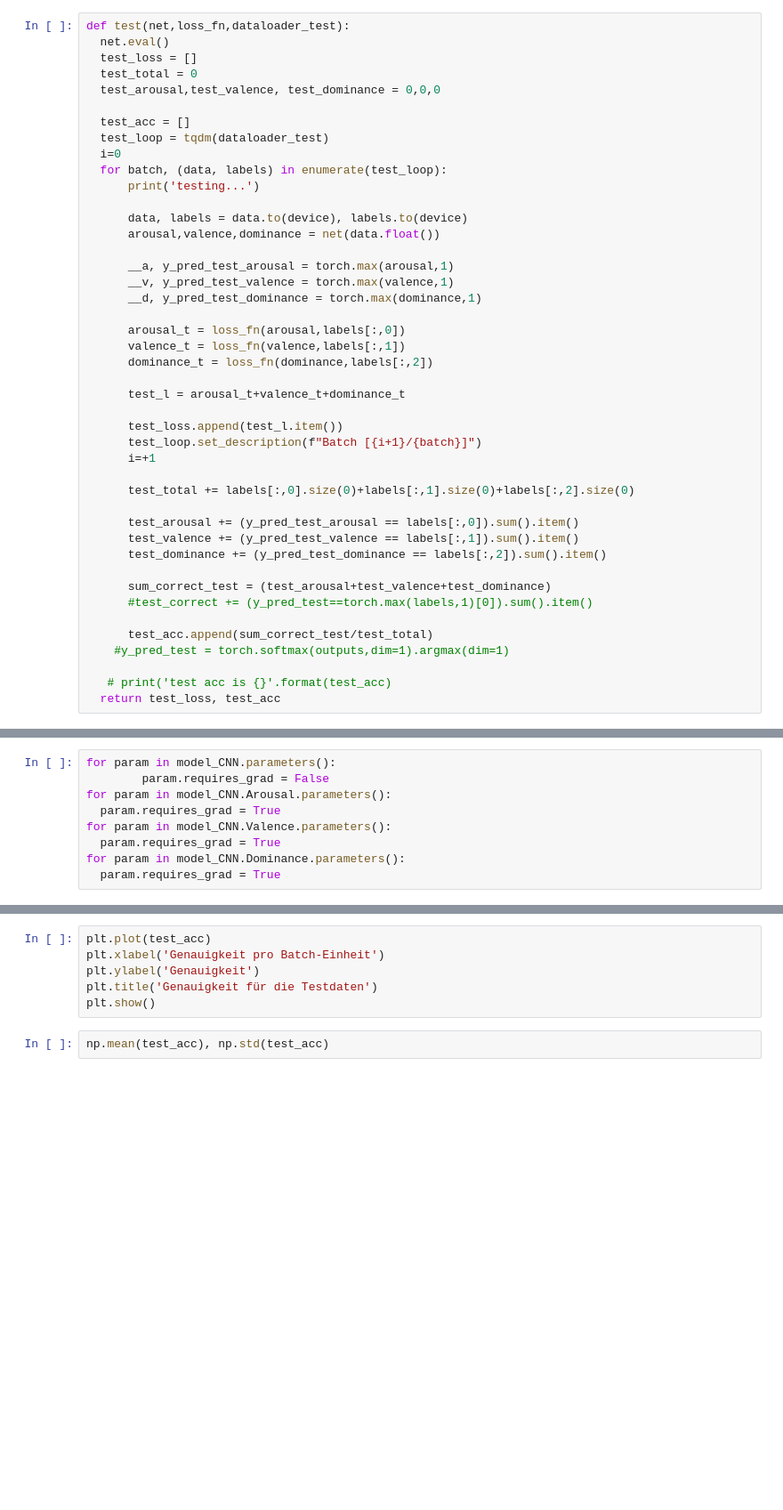
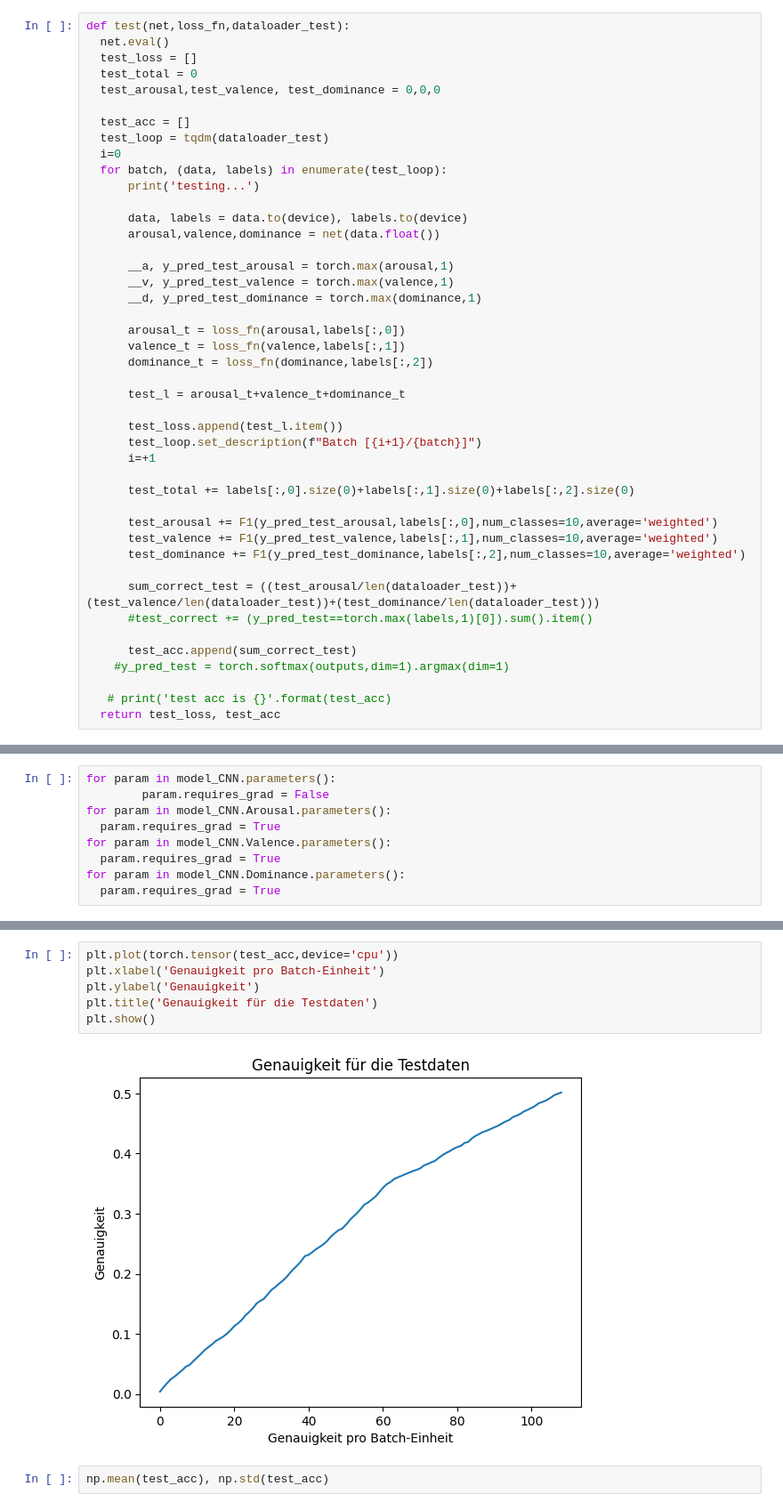
Before and after one commit to JNPauli/Emotional_Machines, a Jupyter notebook: Classification_Pipeline.ipynb, the cells around one changed output, grey strips where cells are left out. Shown at 89% size. Drawn from its saved outputs; the diff is of its cells as text; blank space fills up the shorter version.

Commit message:
also code for test set

```diff
--- a/Classification_Pipeline.ipynb
+++ b/Classification_Pipeline.ipynb
@@ -434,14 +434,14 @@ def test(net,loss_fn,dataloader_test):
 
       test_total += labels[:,0].size(0)+labels[:,1].size(0)+labels[:,2].size(0)
 
-      test_arousal += (y_pred_test_arousal == labels[:,0]).sum().item()
-      test_valence += (y_pred_test_valence == labels[:,1]).sum().item()
-      test_dominance += (y_pred_test_dominance == labels[:,2]).sum().item()
+      test_arousal += F1(y_pred_test_arousal,labels[:,0],num_classes=10,average='weighted')
+      test_valence += F1(y_pred_test_valence,labels[:,1],num_classes=10,average='weighted')
+      test_dominance += F1(y_pred_test_dominance,labels[:,2],num_classes=10,average='weighted')
 
-      sum_correct_test = (test_arousal+test_valence+test_dominance)
+      sum_correct_test = ((test_arousal/len(dataloader_test))+(test_valence/len(dataloader_test))+(test_dominance/len(dataloader_test)))
       #test_correct += (y_pred_test==torch.max(labels,1)[0]).sum().item()
 
-      test_acc.append(sum_correct_test/test_total)
+      test_acc.append(sum_correct_test)
     #y_pred_test = torch.softmax(outputs,dim=1).argmax(dim=1)
 
    # print('test acc is {}'.format(test_acc)
@@ -569,9 +672,11 @@ plt.show()
 # %%
-plt.plot(test_acc)
+plt.plot(torch.tensor(test_acc,device='cpu'))
 plt.xlabel('Genauigkeit pro Batch-Einheit')
 plt.ylabel('Genauigkeit')
 plt.title('Genauigkeit für die Testdaten')
 plt.show()
+# %% [output]
+[figure, added]
 # %%
 np.mean(test_acc), np.std(test_acc)
 # %%
```
Also changed, not shown: parts of 7 cells of this notebook.
